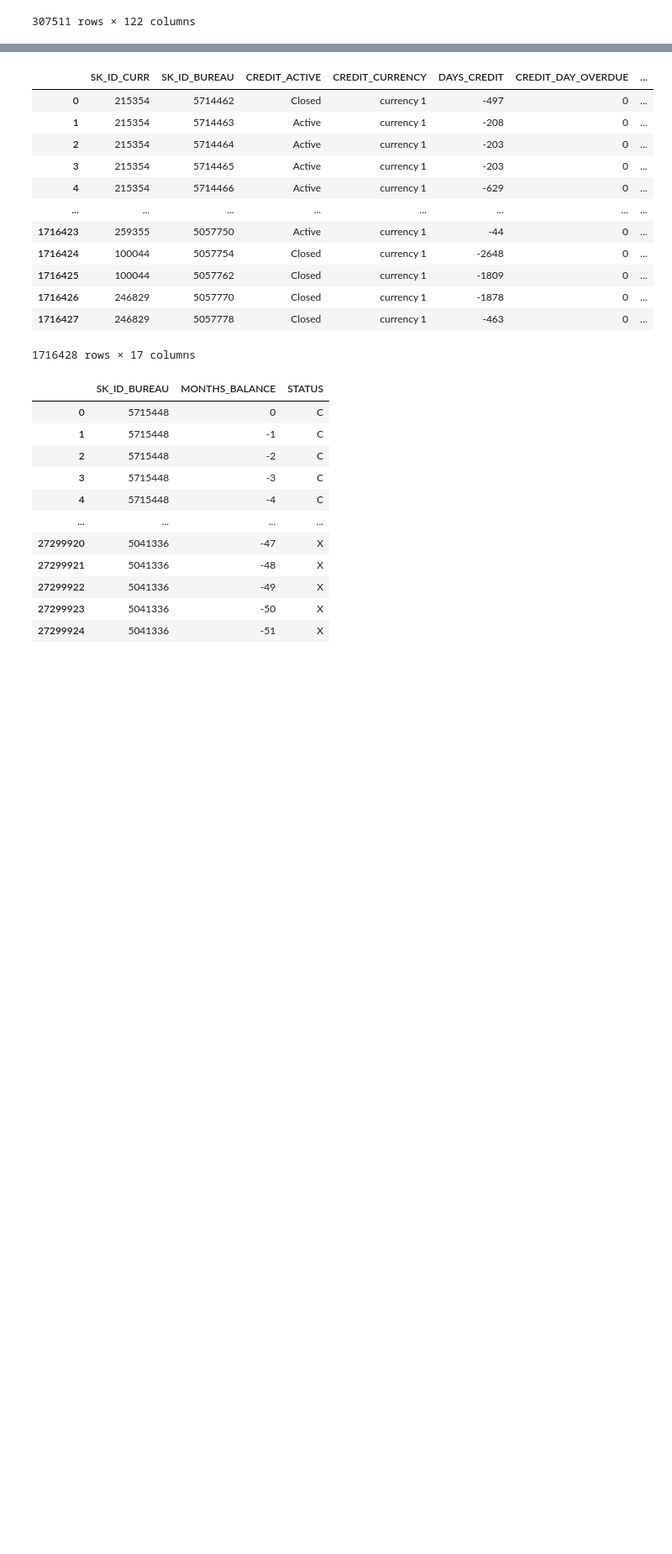
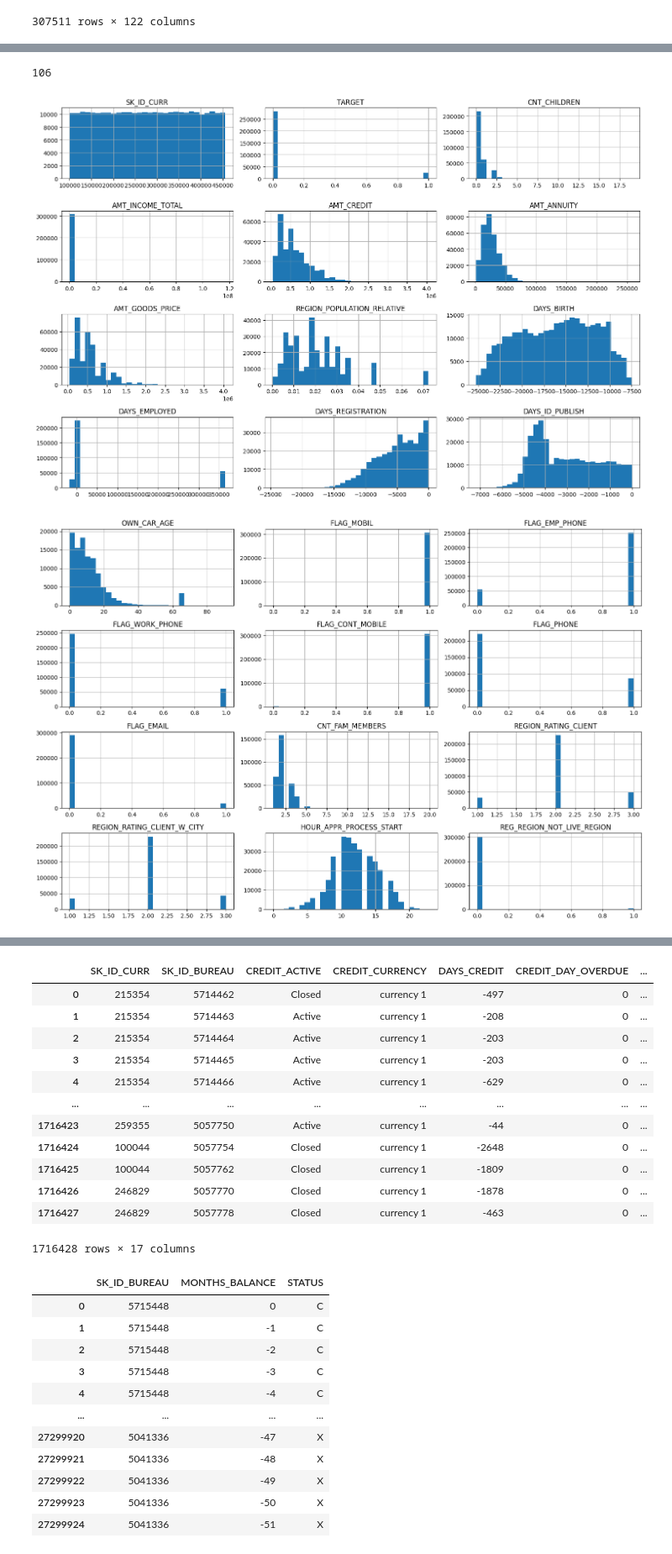
Before and after one commit to elochn/projets-openclassroom-projet-6, a Jupyter notebook: Projet_6.ipynb, the cells around one changed output, grey strips where cells are left out. Shown at 84% size. Drawn from its saved outputs; the diff is of its cells as text; code cells hidden in the pictures; blank space fills up the shorter version.

```diff
--- a/Projet_6.ipynb
+++ b/Projet_6.ipynb
@@ -76,0 +305,16 @@ dfs['application_train']
+# %%
+len(dfs["application_train"].select_dtypes(include="number").columns)
+# %% [output]
+106
+# %%
+numeric_cols = dfs["application_train"].select_dtypes(include="number").columns
+chunk_size = 12
+
+for i in range(0, len(numeric_cols), chunk_size):
+    cols_chunk = numeric_cols[i:i + chunk_size]
+    dfs["application_train"][cols_chunk].hist(figsize=(15, 10), bins=30)
+    plt.tight_layout()
+    plt.show()
+# %% [output]
+[figure, added]
+[figure, added]
```
Also changed, not shown: parts of 24 cells of this notebook.
